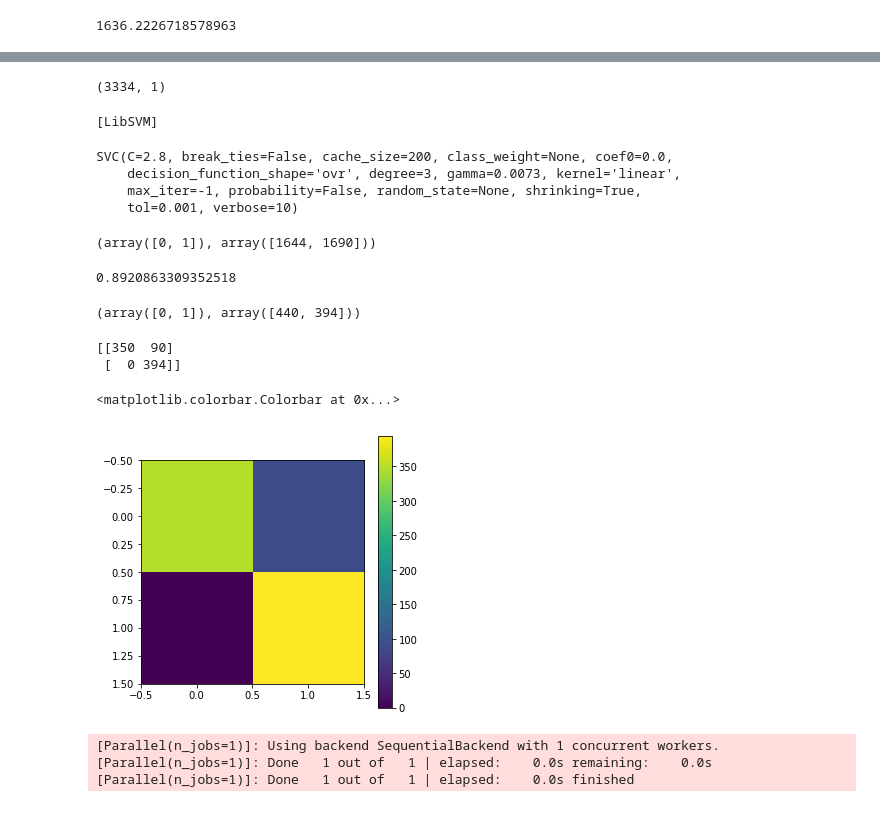
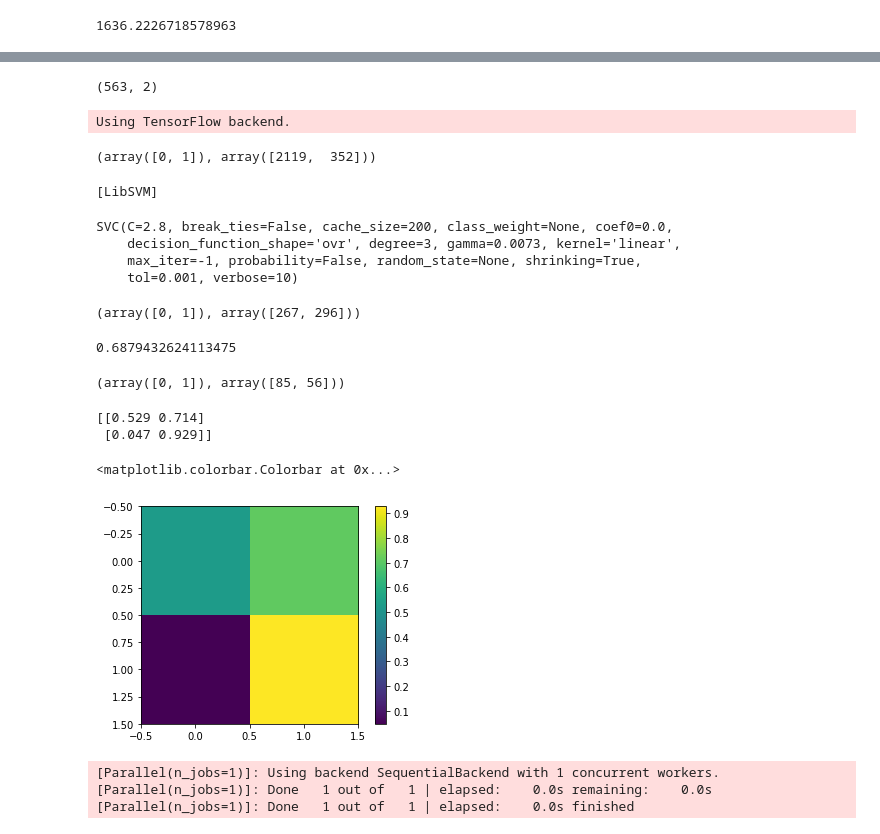
Before and after one commit to sbw323/CEd-nx-wntr, a Jupyter notebook: latestFlowVelPipes.ipynb, the cells around one changed output, grey strips where cells are left out. Drawn from its saved outputs; the diff is of its cells as text; code cells hidden in the pictures.

Commit message:
Added code for SVM for multi label

```diff
--- a/latestFlowVelPipes.ipynb
+++ b/latestFlowVelPipes.ipynb
@@ -63,6 +63,11 @@ preDir = "/ReducedNodeSet/"
 name500="CECnodes_500_TableToExcel"
 filetype = ".csv"
 nodes500 = get_file(preDir+name500+filetype)
+# %%
+preDir = "/ReducedNodeSet/"
+name200="CECnodes_200_TableToExcel"
+filetype = ".csv"
+nodes200 = get_file(preDir+name200+filetype)
 # %%
 def calculations(input_arr):
     final_temp_arr = np.array([input_arr['NAME'],input_arr['FacilityFromNodeName'],input_arr['FacilityToNodeName'],input_arr['NAME'],[0]*input_arr.NAME.size,[0]*input_arr.NAME.size,[0]*input_arr.NAME.size,[0]*input_arr.NAME.size,[0]*input_arr.NAME.size,[0]*input_arr.NAME.size])
@@ -91,7 +96,7 @@ def calculations(input_arr):
 # %%
 def reducer(input_arr):
 
-    unique_nodes = nodes500.NAME.unique()
+    unique_nodes = nodes200.NAME.unique()
     reduced_nodeArr = input_arr[input_arr.FacilityFromNodeName.isin(unique_nodes)]
     reduced_nodeArr1 = input_arr[input_arr.FacilityToNodeName.isin(unique_nodes)]
 
@@ -777,8 +778,8 @@ color_indexed0_1_500=cal_diff0_1_500
 color_indexed0_1_500['color']=colors_array[0]
 # %%
 scaled_vals=np.array([cal_diff0_1.VELOpipeFPS ,cal_diff0_11.VELOpipeFPS,cal_diff0_21.VELOpipeFPS,cal_diff0_31.VELOpipeFPS, cal_diff0_41.VELOpipeFPS])
-scaled_vals[scaled_vals > 0.1] = 5
-scaled_vals[scaled_vals <=0.009] = 6
+scaled_vals[scaled_vals >0.1] = 5
+scaled_vals[scaled_vals <=0.01] = 6
 scaled_vals[scaled_vals <=0.02] = 1
 scaled_vals[scaled_vals <=0.04] = 2
 scaled_vals[scaled_vals <=0.07] = 3
@@ -800,8 +801,8 @@ color_indexed0_1['color']=colors_array[0]
 
 
 scaled_vals=np.array([cal_diff0_1_500.VELOpipeFPS ,cal_diff0_11_500.VELOpipeFPS,cal_diff0_21_500.VELOpipeFPS,cal_diff0_31_500.VELOpipeFPS, cal_diff0_41_500.VELOpipeFPS])
-scaled_vals[scaled_vals > 0.1] = 5
-scaled_vals[scaled_vals <=0.009] = 6
+scaled_vals[scaled_vals >= 0.1] = 5
+scaled_vals[scaled_vals <=0.01] = 6
 scaled_vals[scaled_vals <=0.02] = 1
 scaled_vals[scaled_vals <=0.04] = 2
 scaled_vals[scaled_vals <=0.07] = 3
@@ -1499,16 +1475,17 @@ np.unique(label1[4],return_counts=True)
 # %%
 from imblearn.over_sampling import RandomOverSampler
+from imblearn.under_sampling import RandomUnderSampler
 
 
 sess=tf.Session()
-X=np.array([label1[2]])
+X=np.array([label1[2],label1[5]])
 X=X.T
 
 y=label1[4]
 y = y.astype('int')
 
+ros = RandomUnderSampler(random_state=42)
 
-ros = RandomOverSampler(random_state=109)
 X_res, y_res = ros.fit_resample(X, y)
 
 X_train, X_test, y_train, y_test = train_test_split(X_res, y_res, test_size=0.20, random_state=42)
@@ -1517,8 +1494,11 @@ y_train=y_train.astype('int')
 y_test=y_test.astype('int')
 y = y.astype('int')
 print(X_train.shape)
+np.unique(y, return_counts=True)
 # %% [output]
-(3334, 1)
+(563, 2)
+Using TensorFlow backend.
+(array([0, 1]), array([2119,  352]))
 # %%
 svc = svm.SVC(probability=False,  kernel="linear", C=2.8, gamma=.0073,verbose=10)
 svc.fit(X_train,y_train)
@@ -1531,36 +1511,36 @@ SVC(C=2.8, break_ties=False, cache_size=200, class_weight=None, coef0=0.0,
 # %%
 np.unique(y_train,return_counts=True)
 # %% [output]
-(array([0, 1]), array([1644, 1690]))
+(array([0, 1]), array([267, 296]))
 # %%
 yhat_ts = svc.predict(X_test)
 # %%
 acc = np.mean(y_test == yhat_ts)
 acc
 # %% [output]
-0.8920863309352518
+0.6879432624113475
 # %%
 S = svc.support_vectors_
 np.unique(y_test,return_counts=True)
 # %% [output]
-(array([0, 1]), array([440, 394]))
+(array([0, 1]), array([85, 56]))
 # %%
 from sklearn.metrics import confusion_matrix
 C = confusion_matrix(y_test,yhat_ts)
 
 # Normalize the confusion matrix
-#Csum = np.sum(C,1)
-#C = C / Csum[None,:]
+Csum = np.sum(C,1)
+C = C / Csum[None,:]
 
 # Print the confusion matrix
 print(np.array_str(C, precision=3, suppress_small=True))
 plt.imshow(C, interpolation='none')
 plt.colorbar()
 # %% [output]
-[[350  90]
- [  0 394]]
+[[0.529 0.714]
+ [0.047 0.929]]
 <matplotlib.colorbar.Colorbar at 0x...>
-[figure, old version]
+[figure, new version]
 # %%
 from sklearn import linear_model
 logreg = linear_model.LogisticRegression(verbose=10, solver='lbfgs',\
```
Also changed, not shown: parts of 69 cells of this notebook.
